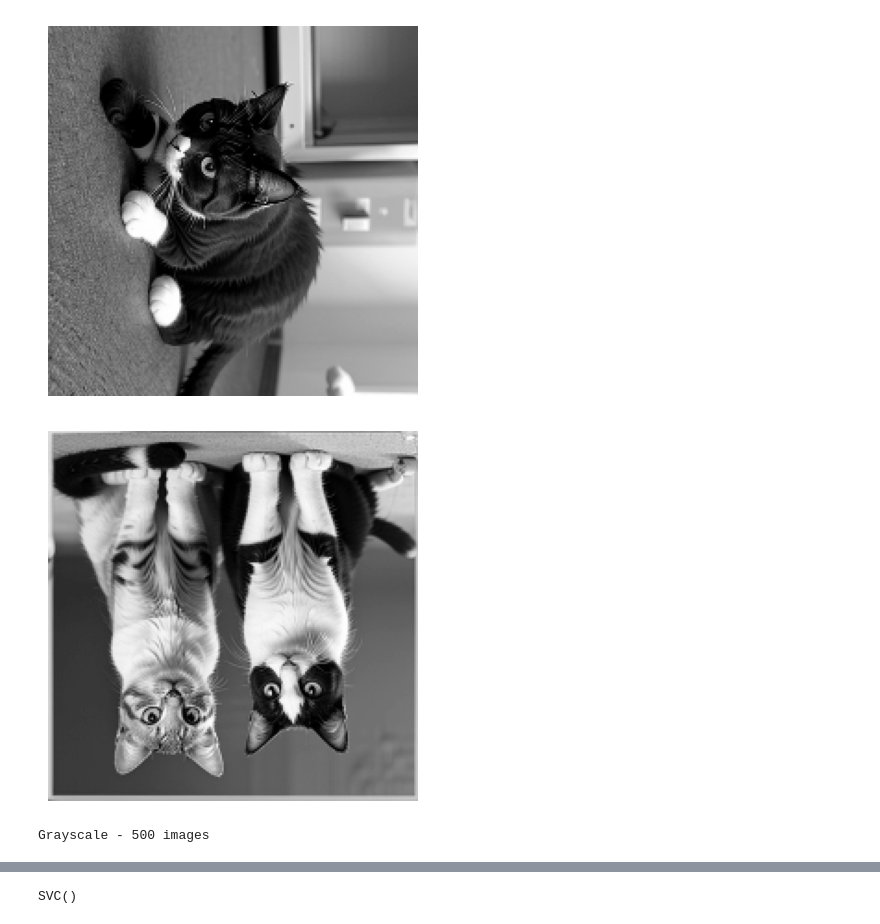
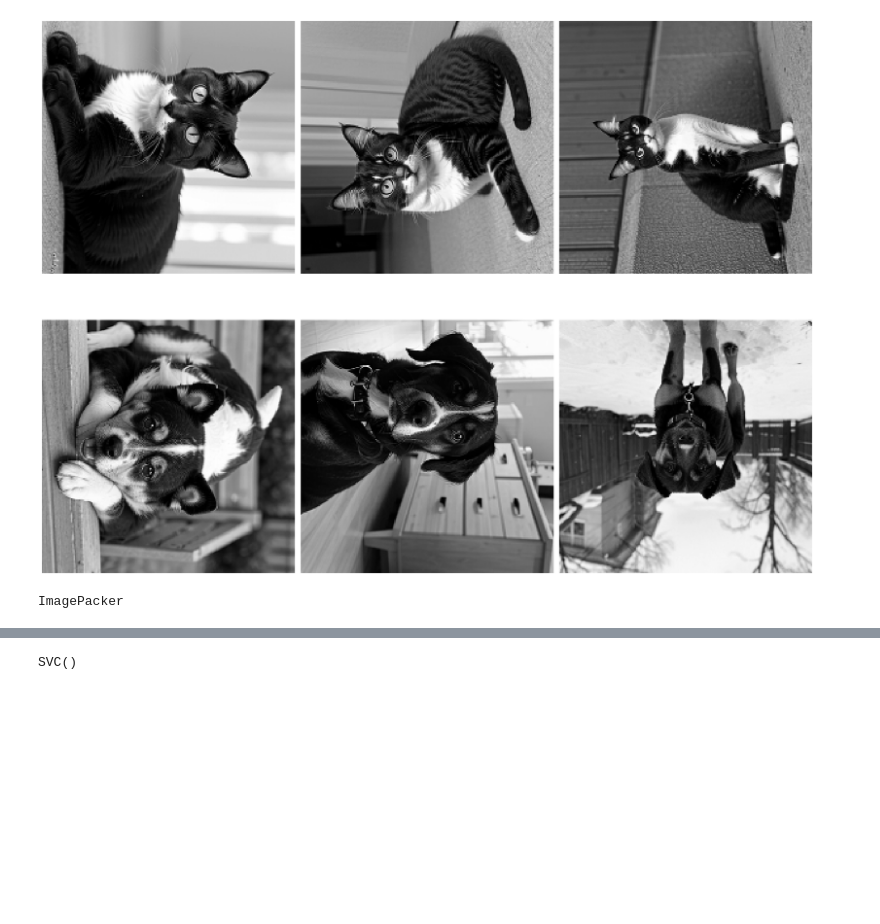
Before and after one commit to sameera-g-mathad/CSC-481_final_project, a Jupyter notebook: sift.ipynb, the cells around one changed output, grey strips where cells are left out. Drawn from its saved outputs; the diff is of its cells as text; code cells hidden in the pictures; blank space fills up the shorter version.

```diff
--- a/sift.ipynb
+++ b/sift.ipynb
@@ -32,9 +27,8 @@ Grayscale - 500 images
 # %%
-test_packed.data[0]
+test_packed
 # %% [output]
-[figure, old version]
+[figure, new version]
-[figure, removed]
-Grayscale - 500 images
+ImagePacker
 # %%
 train_sift = train_packed.to_sift(append_label=[1,-1])
 test_sift = test_packed.to_sift(append_label=[1,-1])
```
Also changed, not shown: parts of 7 cells of this notebook, 5 other files.
